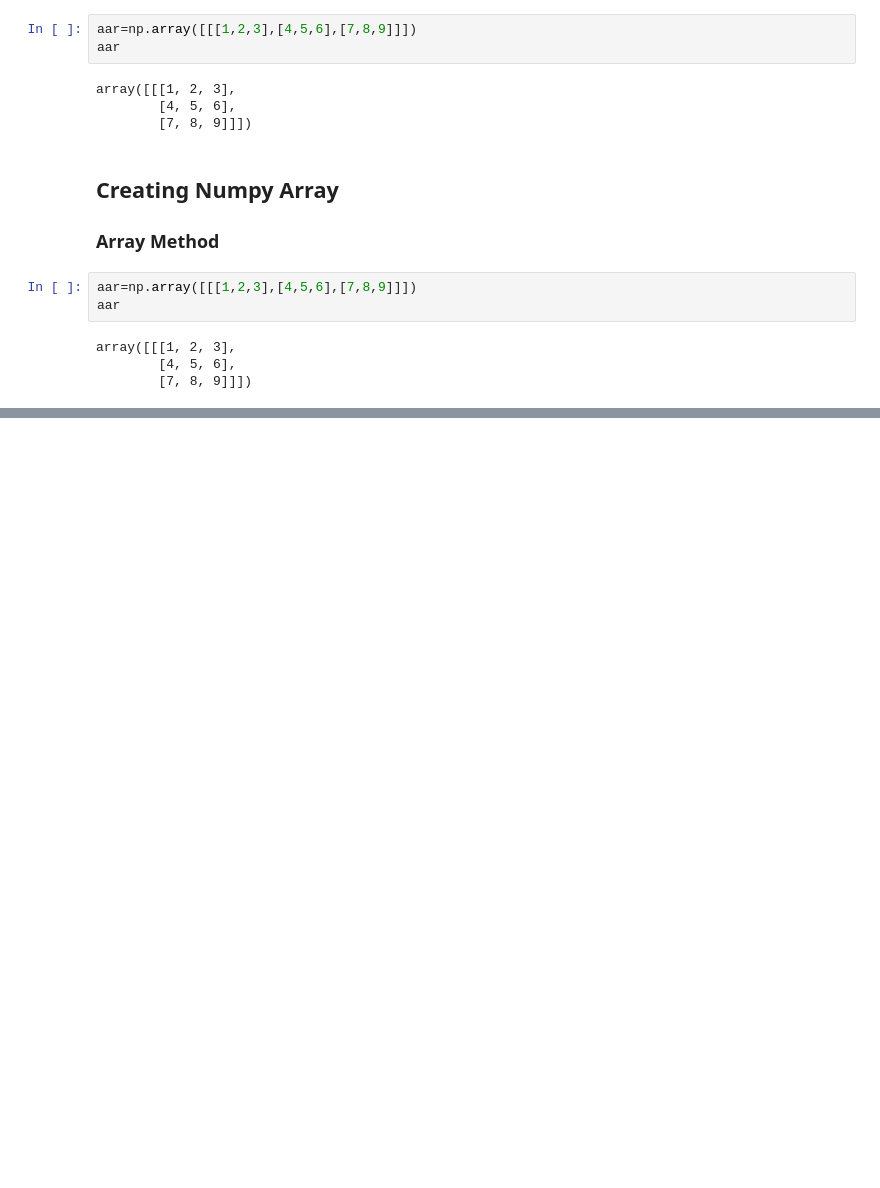
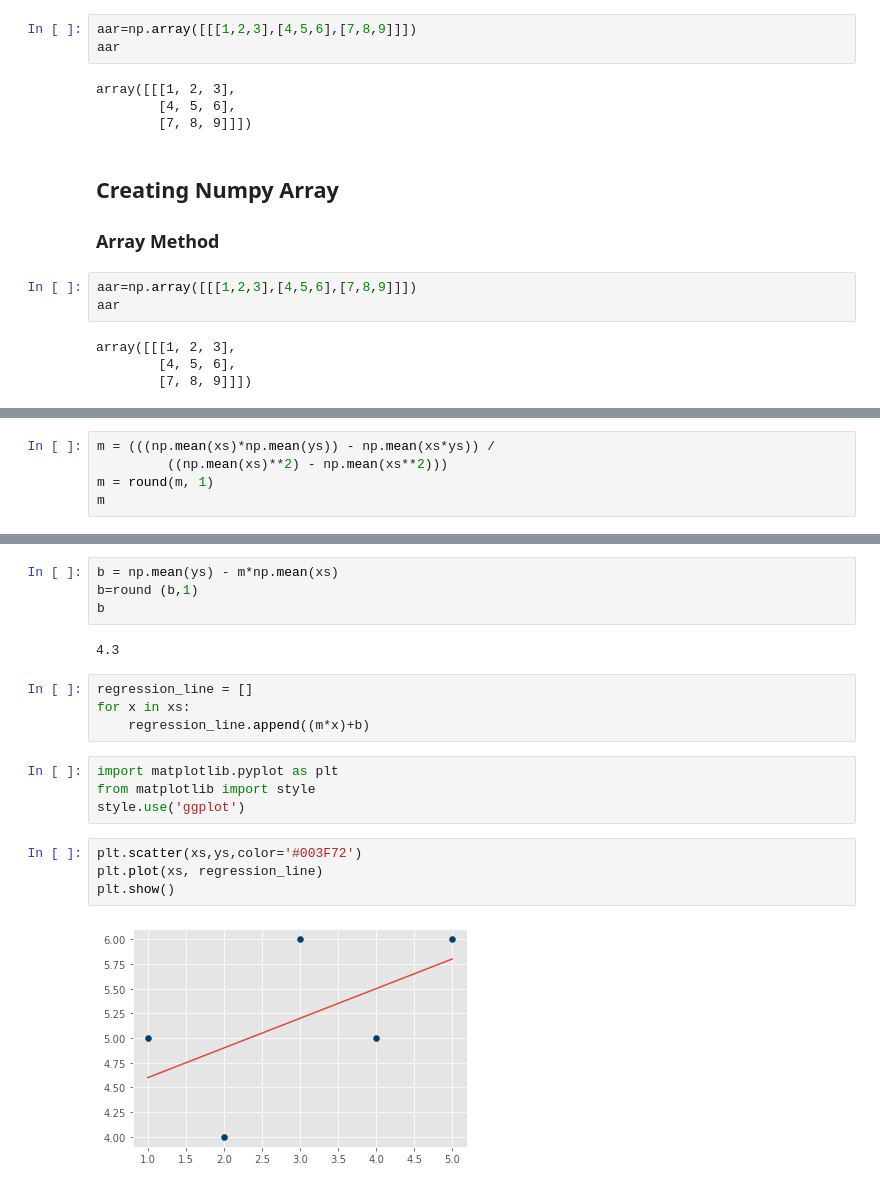
Before and after one commit to nichmomanyi/ADS_August-2020_VC, a Jupyter notebook: Numpy.ipynb, the cells around one changed output, grey strips where cells are left out. Cells and saved outputs as stored; diff of their text form; blank space fills up the shorter version.

```diff
--- a/Numpy.ipynb
+++ b/Numpy.ipynb
@@ -143,0 +271,5 @@ array([[0.76799525, 0.33110054, 0.44818233],
+# %%
+m = (((np.mean(xs)*np.mean(ys)) - np.mean(xs*ys)) /
+         ((np.mean(xs)**2) - np.mean(xs**2)))
+m = round(m, 1)
+m
@@ -143,0 +280,20 @@ array([[0.76799525, 0.33110054, 0.44818233],
+# %%
+b = np.mean(ys) - m*np.mean(xs)
+b=round (b,1)
+b
+# %% [output]
+4.3
+# %%
+regression_line = []
+for x in xs:
+    regression_line.append((m*x)+b)
+# %%
+import matplotlib.pyplot as plt
+from matplotlib import style
+style.use('ggplot')
+# %%
+plt.scatter(xs,ys,color='#003F72')
+plt.plot(xs, regression_line)
+plt.show()
+# %% [output]
+[figure, added]
```
Also changed, not shown: parts of 53 cells of this notebook.
